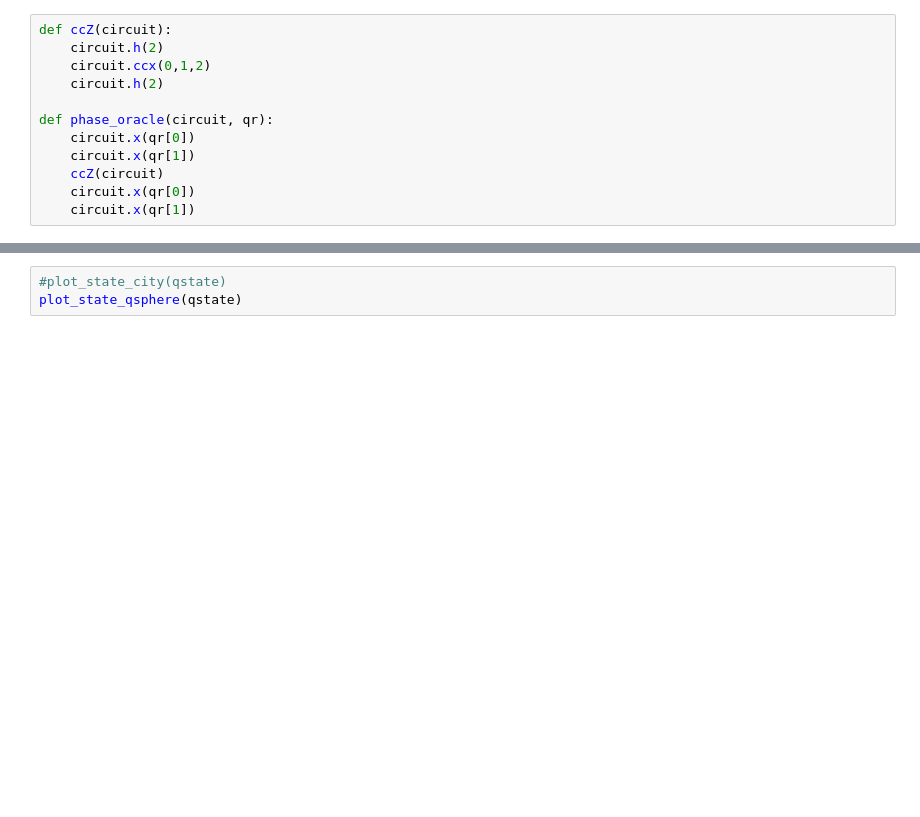
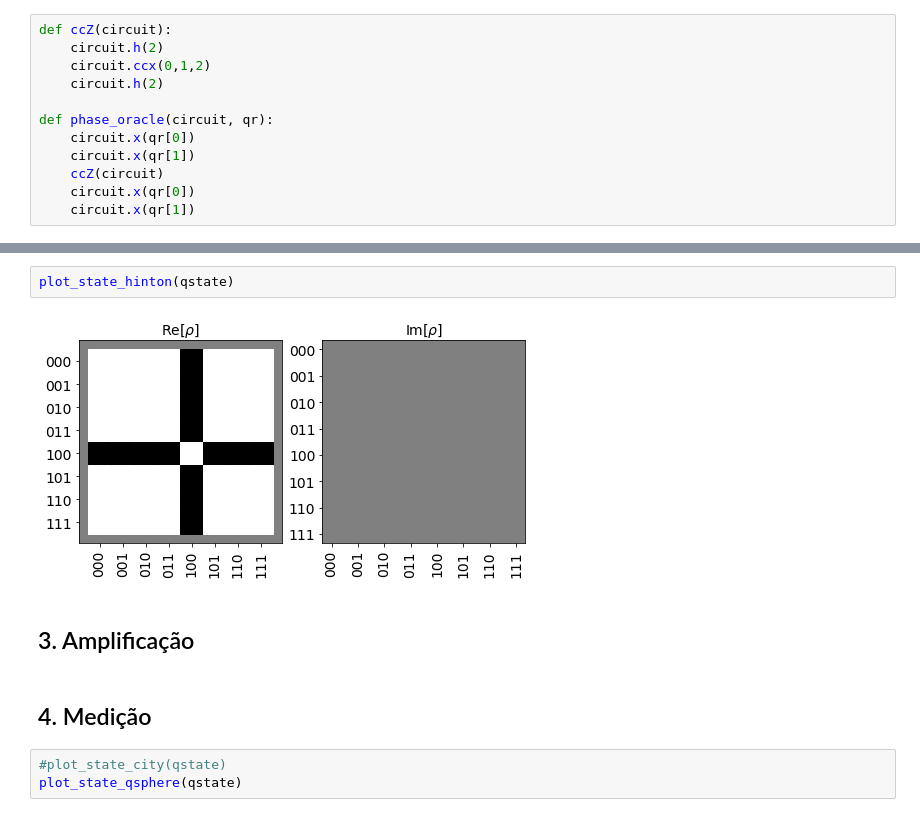
Before and after one commit to SiIky/ic-1920-tp, a Jupyter notebook: tp2/TP2.ipynb, the cells around one changed output, grey strips where cells are left out. Cells and saved outputs as stored; diff of their text form; blank space fills up the shorter version.

```diff
--- a/tp2/TP2.ipynb
+++ b/tp2/TP2.ipynb
@@ -54,3 +88,11 @@ def phase_oracle(circuit, qr):
+# %%
+plot_state_hinton(qstate)
+# %% [output]
+[figure, added]
+# %% [markdown]
+## 3. Amplificação
+# %% [markdown]
+## 4. Medição
 # %%
 #plot_state_city(qstate)
 plot_state_qsphere(qstate)
```
Also changed, not shown: parts of 11 cells of this notebook.
